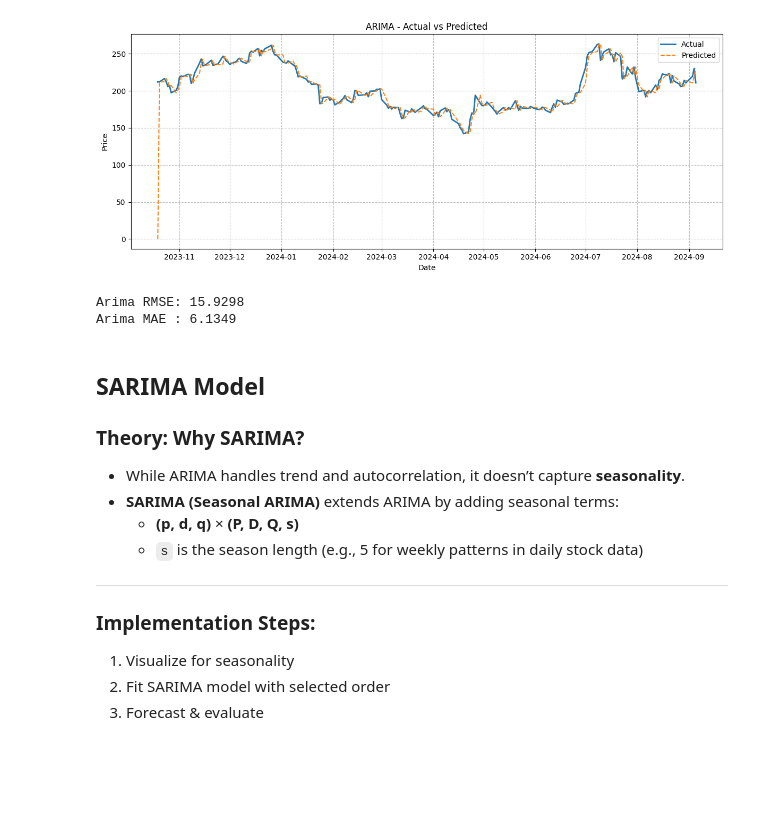
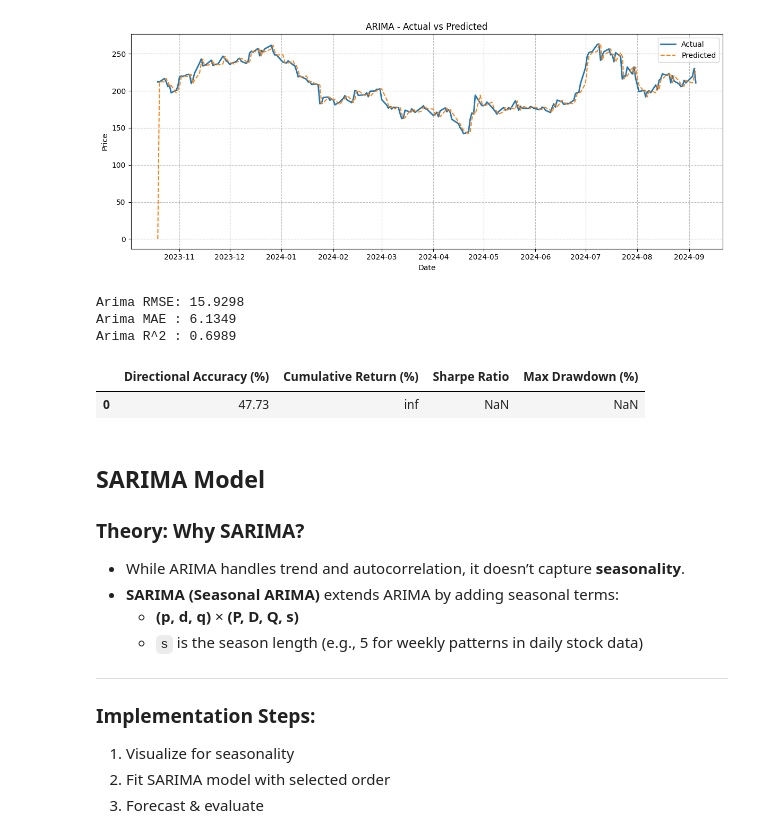
Before and after one commit to asRot0/BullBearAI, a Jupyter notebook: notebooks/04_time_series_models.ipynb, the cells around one changed output. Saved outputs shown, nothing was run; the diff lists cells and outputs as text; code cells hidden in the pictures; blank space fills up the shorter version.

```diff
--- a/notebooks/04_time_series_models.ipynb
+++ b/notebooks/04_time_series_models.ipynb
@@ -237,12 +246,26 @@ plt.show()
 # %%
 rmse_arima = np.sqrt(mean_squared_error(ts, forecast))
 mae_arima = mean_absolute_error(ts, forecast)
+r2_arima = r2_score(ts, forecast)
 
 print(f"Arima RMSE: {rmse_arima:.4f}")
 print(f"Arima MAE : {mae_arima:.4f}")
+print(f"Arima R^2 : {r2_arima:.4f}")
+
+y_test_series = pd.Series(ts)
+y_pred_series = pd.Series(forecast)
+
+# Financial metrics
+returns = y_pred_series.pct_change().dropna()
+fm = FinancialMetrics(risk_free_rate=0.01)
+results = fm.evaluate_all(y_test_series, y_pred_series, returns)
+display(pd.json_normalize(results))
 # %% [output]
 Arima RMSE: 15.9298
 Arima MAE : 6.1349
+Arima R^2 : 0.6989
+|  | Directional Accuracy (%) | Cumulative Return (%) | Sharpe Ratio | Max Drawdown (%) |
+| 0 | 47.73 | inf | NaN | NaN |
 # %% [markdown]
 ## SARIMA Model
 
```
Also changed, not shown: parts of 9 cells of this notebook.
